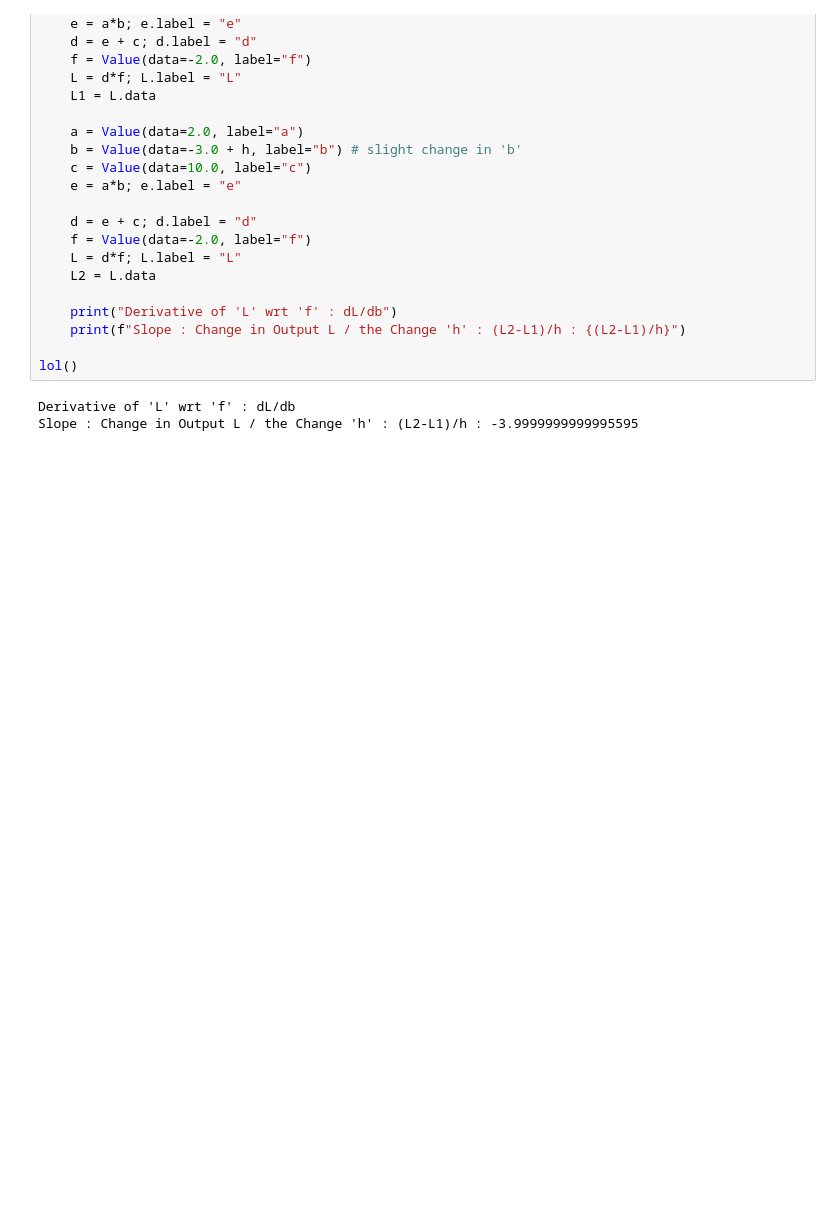
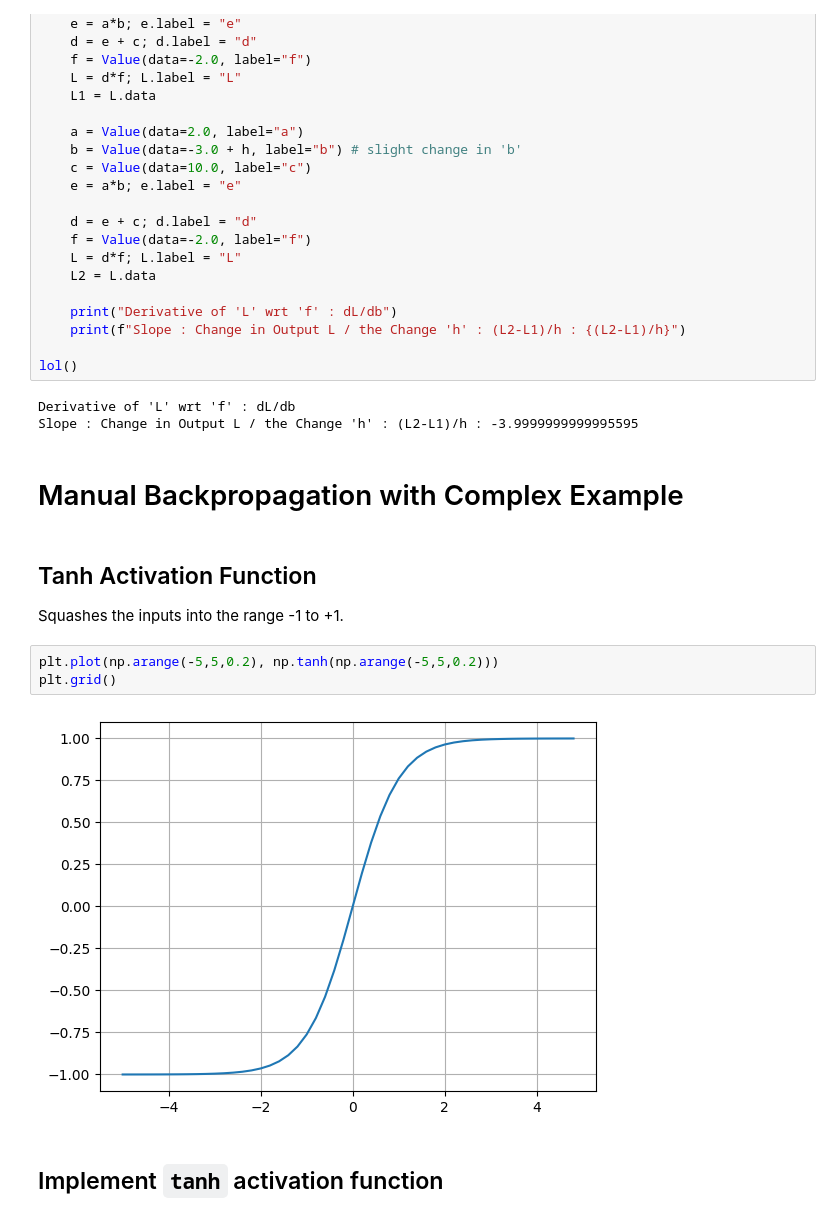
Before and after one commit to subratamondal1/micrograd, a Jupyter notebook: notebooks/micrograd.ipynb, the cells around one changed output. Saved outputs shown, nothing was run; the diff lists cells and outputs as text; blank space fills up the shorter version.

Commit message:
Add Tanh Aactivation Function

```diff
--- a/notebooks/micrograd.ipynb
+++ b/notebooks/micrograd.ipynb
@@ -568,3 +568,15 @@ lol()
 # %% [output]
 Derivative of 'L' wrt 'f' : dL/db
 Slope : Change in Output L / the Change 'h' : (L2-L1)/h : -3.9999999999995595
+# %% [markdown]
+# Manual Backpropagation with Complex Example
+# %% [markdown]
+## Tanh Activation Function
+Squashes the inputs into the range -1 to +1.
+# %%
+plt.plot(np.arange(-5,5,0.2), np.tanh(np.arange(-5,5,0.2)))
+plt.grid()
+# %% [output]
+[figure, added]
+# %% [markdown]
+## Implement `tanh` activation function
```
Also changed, not shown: parts of 3 cells of this notebook.
